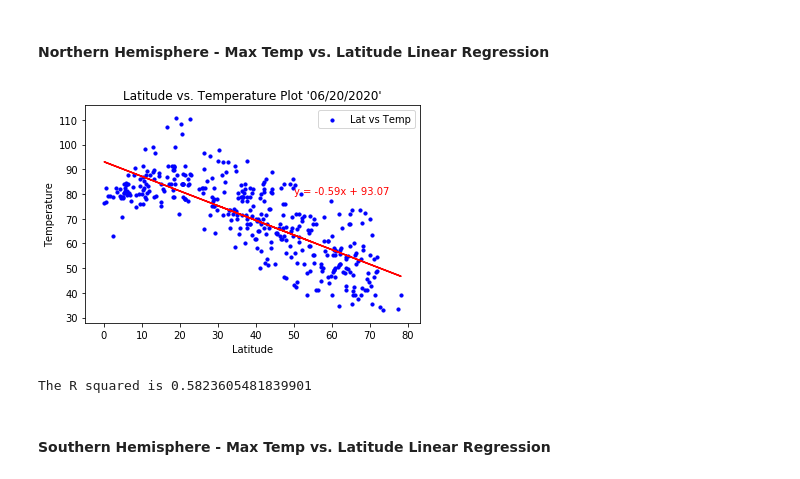
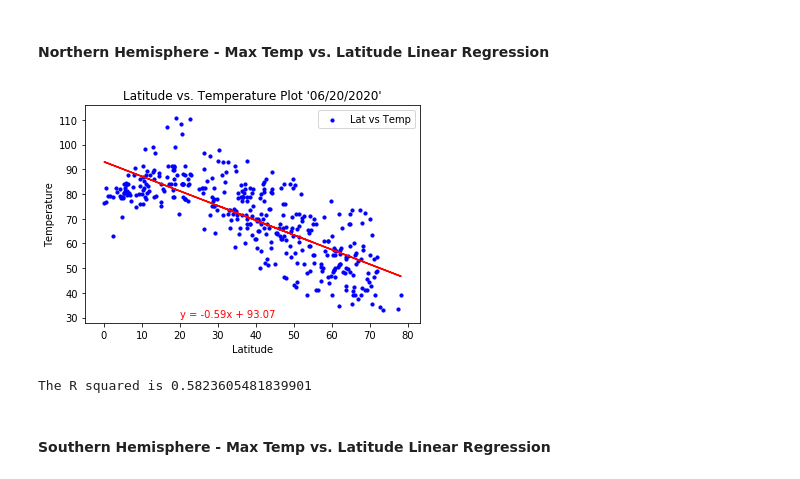
Before and after one commit to olivesun1213/APIhomework, a Jupyter notebook: Unit 06 - Python - APIs_Homework_Instructions_starter_code_WeatherPy.ipynb, the cells around one changed output. Cells and saved outputs as stored; diff of their text form; code cells hidden in the pictures.

```diff
--- a/Unit 06 - Python - APIs_Homework_Instructions_starter_code_WeatherPy.ipynb
+++ b/Unit 06 - Python - APIs_Homework_Instructions_starter_code_WeatherPy.ipynb
@@ -284,27 +284,27 @@ Northern
 # %%
 lattitude=Northern["Lat"]
 temperature=Northern["Max Temp"]
 #regresstion
 (slope, intercept, rvalue, pvalue, stderr) = linregress(lattitude, temperature)
 regress_values = lattitude * slope + intercept
 line_equation = "y = " + str(round(slope,2)) + "x + " + str(round(intercept,2))
 #plot
 plt.scatter(lattitude,temperature,marker="o",color="b",s=10,label="Lat vs Temp")
 plt.plot(lattitude,regress_values,"r-")
 #format
 plt.title("Latitude vs. Temperature Plot '06/20/2020'")
-plt.annotate(line_equation,(20,30),xytext=(50, 80),fontsize=10,color="red")
+plt.annotate(line_equation,(20,30),fontsize=10,color="red")
 plt.legend(loc="upper right")
 plt.xlabel("Latitude")
 plt.ylabel("Temperature")
 plt.xlim(min(lattitude)-5, max(lattitude)+5)
 plt.ylim(min(temperature)-5,max(temperature)+5)
 plt.savefig("Output_PNG/Northern_Latitude_vs._Temperature_Plot.PNG")
 plt.show()
 rsquared=rvalue**2
 print(f"The R squared is {rsquared}")
 # %% [output]
-[figure, old version]
+[figure, new version]
 The R squared is 0.5823605481839901
 # %% [markdown]
 ####  Southern Hemisphere - Max Temp vs. Latitude Linear Regression
```
Also changed, not shown: parts of 7 cells of this notebook, 8 other files.
